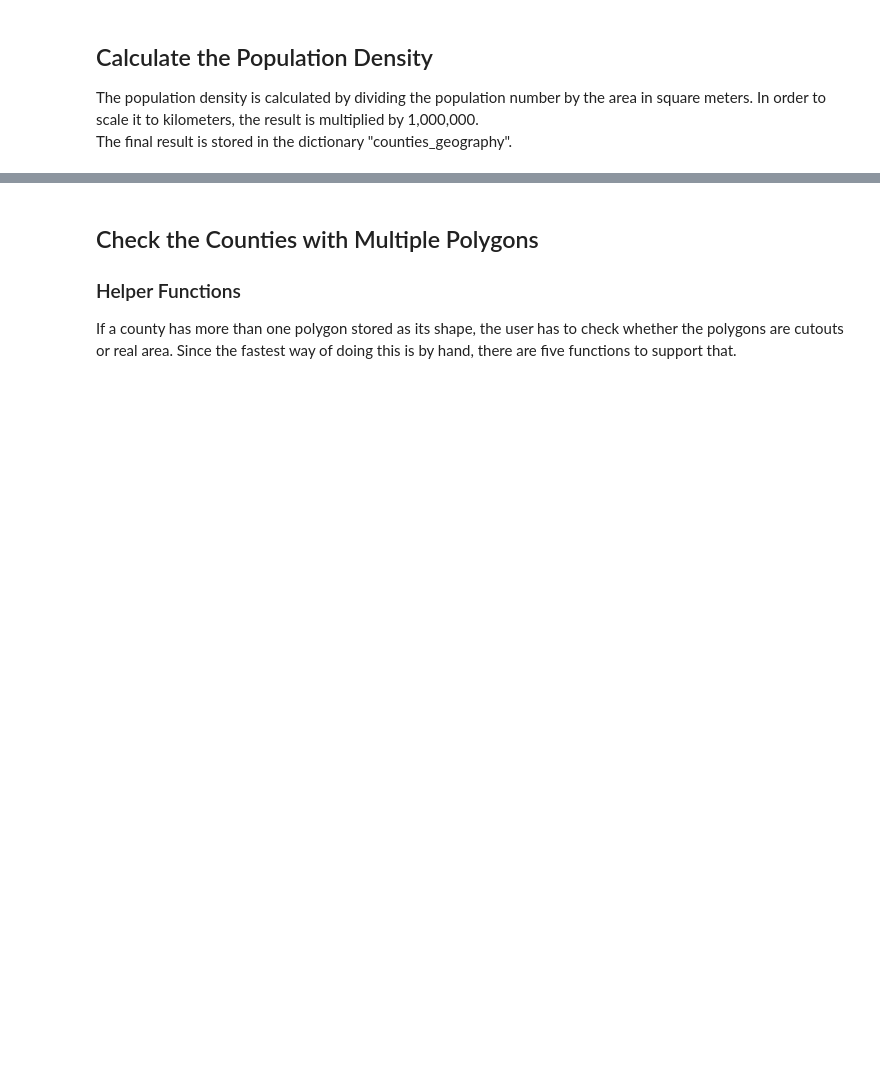
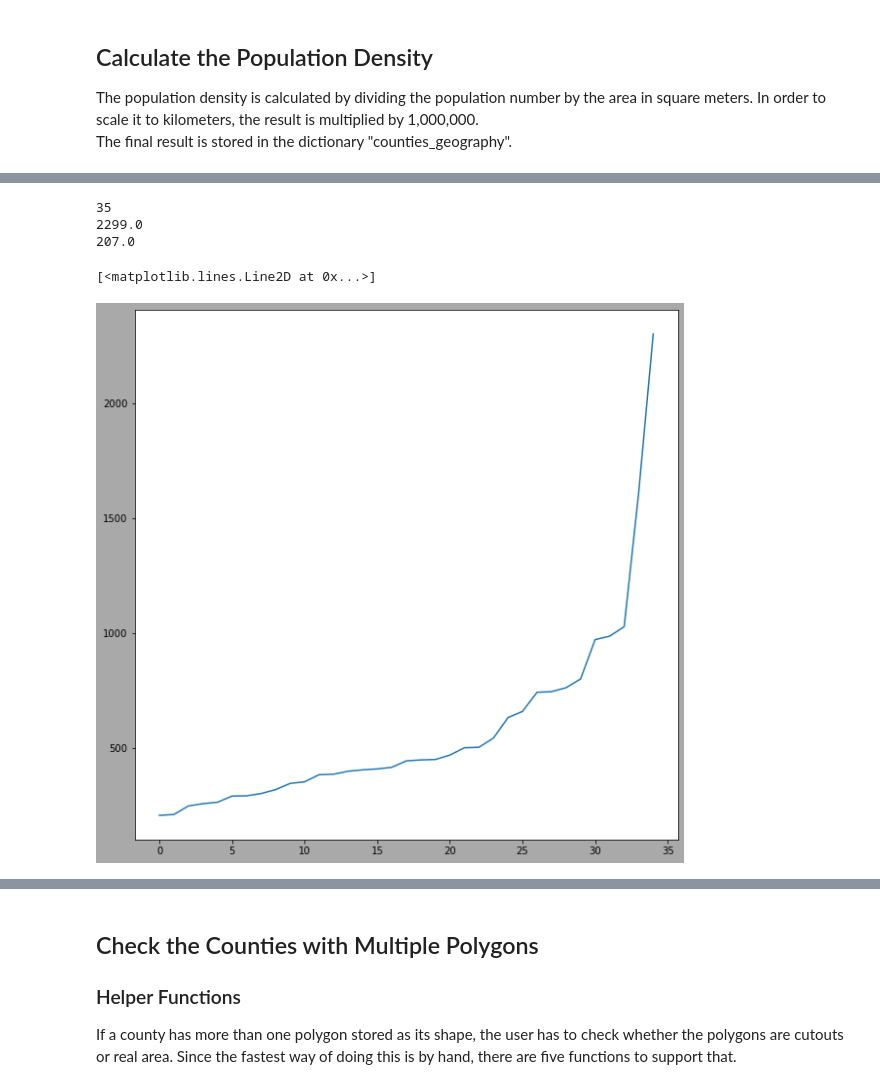
Before and after one commit to leanderbuerkin/Bachelorarbeit, a Jupyter notebook: Bachelorprojekt/get_geographical_data_of_german_counties.ipynb, the cells around one changed output, grey strips where cells are left out. Cells and saved outputs as stored; diff of their text form; code cells hidden in the pictures; blank space fills up the shorter version.

```diff
--- a/Bachelorprojekt/get_geographical_data_of_german_counties.ipynb
+++ b/Bachelorprojekt/get_geographical_data_of_german_counties.ipynb
@@ -200,0 +215,34 @@ plt.show()
+# %%
+districts = dict()
+for AdmUnitId, county in counties_geography.items():
+    district_id = AdmUnitId[:-2]
+    # adding Berlin to the district of Potsdam
+    if district_id == "110": district_id = "120"
+    # adding Bremen and Bremerhaven to the district of Lüneburg
+    if district_id == "40": district_id = "33"
+    # adding Hamburg to the district of Lüneburg
+    if district_id == "20": district_id = "33"
+
+    if district_id not in districts.keys():
+        districts[district_id] = list()
+    districts[district_id].append(AdmUnitId)
+pop_densities_districts = dict()
+for district_id, counties_in_district in districts.items():
+    district_pop_density = 0
+    for AdmUnitId in counties_in_district:
+        district_pop_density += counties_geography[AdmUnitId]["population_density"]
+    pop_densities_districts[district_id] = district_pop_density//len(counties_in_district)
+# %%
+plt.figure(figsize=(10, 10), facecolor='darkgrey')    # enlarge plot
+population_densities_districts = list(pop_densities_districts.values())
+population_densities_districts.sort()
+print(len(population_densities_districts))
+print(population_densities_districts[-1])
+print(population_densities_districts[0])
+plt.plot(population_densities_districts)
+# %% [output]
+35
+2299.0
+207.0
+[<matplotlib.lines.Line2D at 0x...>]
+[figure, added]
```
Also changed, not shown: parts of 16 cells of this notebook, 15 other files.
